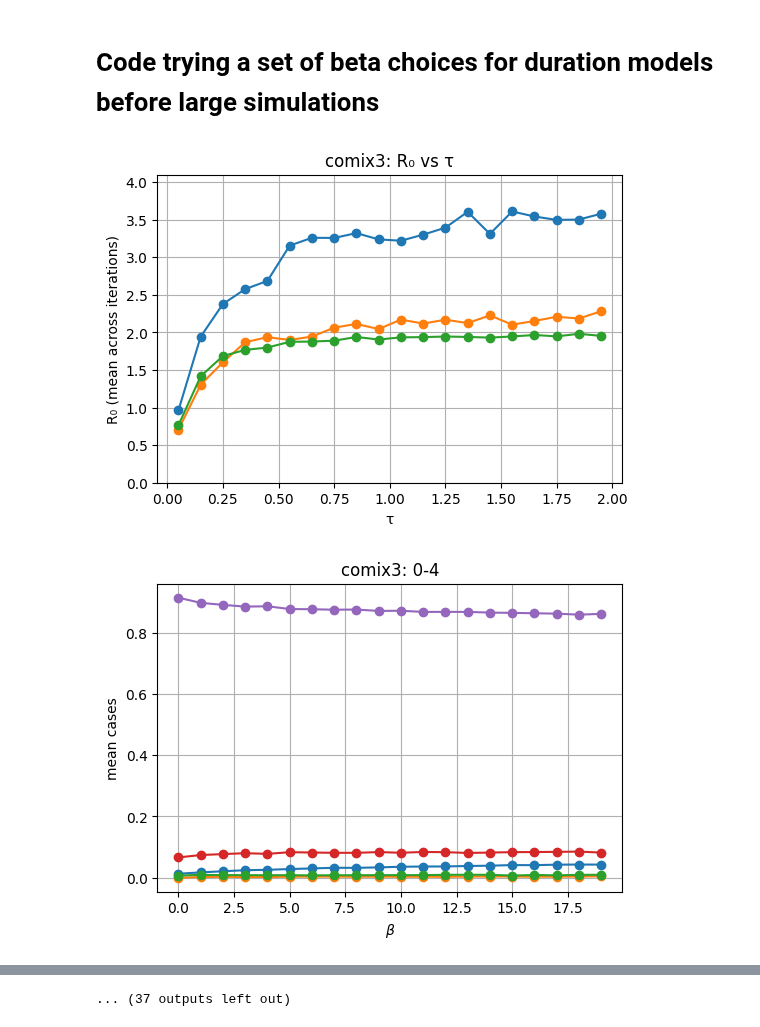
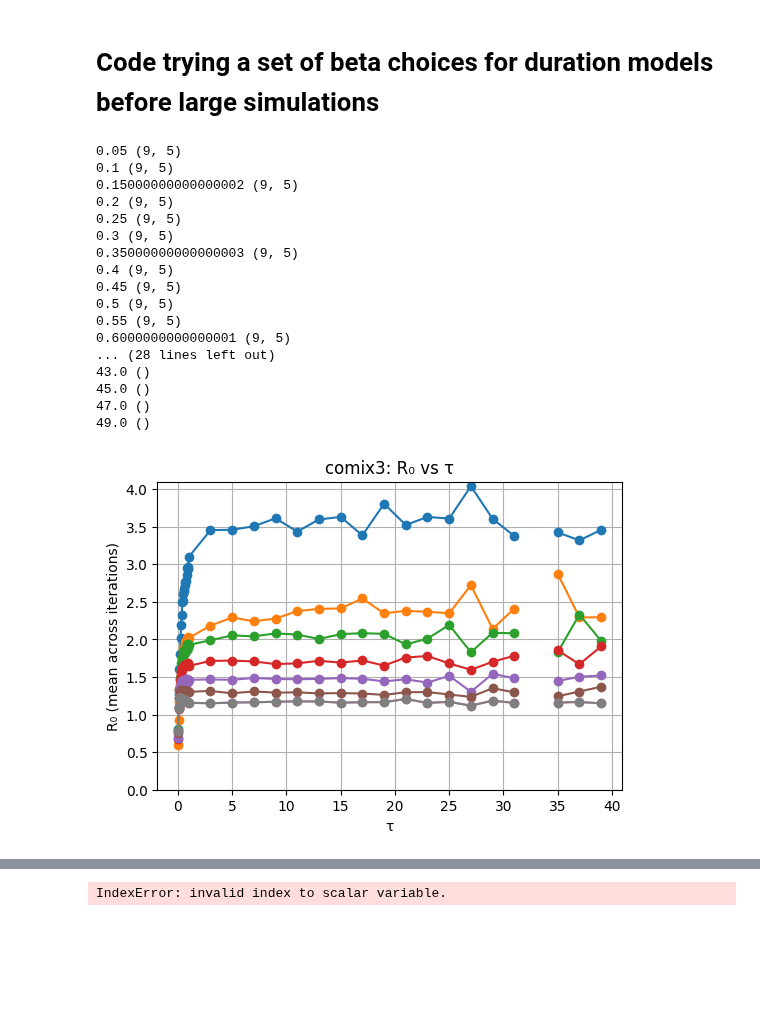
Before and after one commit to LukeMurrayKearney/Data-Driven-Networks-Code, a Jupyter notebook: duration+ages/beta_choices.ipynb, the cells around one changed output, grey strips where cells are left out. Saved outputs shown, nothing was run; the diff lists cells and outputs as text; code cells hidden in the pictures; blank space fills up the shorter version.

```diff
--- a/duration+ages/beta_choices.ipynb
+++ b/duration+ages/beta_choices.ipynb
@@ -19,14 +19,23 @@ bucket_labels = ['0-4', '5-11', '12-17', '18-29', '30-39', '40-49', '50-59', '60
 duration_labels = ['0-5 mins', '5-15 mins', '15-60 mins', '1-4 hours', '4+ hours']
 
 for data in datas:
-    with open(f'sims/{data}_20.json', 'r') as f:
-        res = json.load(f)
+    if data != 'poly':
+        with open(f'sims/{data}_20.json', 'r') as f:
+            res = json.load(f)
+    else:
+        with open(f'sims/{data}_0.json', 'r') as f:
+            res = json.load(f)
 
     # Extract from your dictionary
     taus = np.array(res["taus"])
     r0 = np.array(res["r0"])
     r02 = np.array(res["r02"])
     r03 = np.array(res["r03"])
+    r04 = np.array(res["r04"])
+    r05 = np.array(res["r05"])
+    r06 = np.array(res["r06"])
+    r07 = np.array(res["r07"])
+    r08 = np.array(res["r08"])
     fs = np.array(res["fs"])           # shape (len(taus), iterations)
     tmp = res["age_dur_sc"]
     avg_d_network = np.array(res["avg_d_network"])
@@ -36,6 +45,11 @@ for data in datas:
     r0_mean = [np.mean([b for b in a if b>0]) for a in r0]
     r02_mean = [np.mean([b for b in a if b>0]) for a in r02]
     r03_mean = [np.mean([b for b in a if b>0]) for a in r03]
+    r04_mean = [np.mean([b for b in a if b>0]) for a in r04]
+    r05_mean = [np.mean([b for b in a if b>0]) for a in r05]
+    r06_mean = [np.mean([b for b in a if b>0]) for a in r06]
+    r07_mean = [np.mean([b for b in a if b>0]) for a in r07]
+    r08_mean = [np.mean([b for b in a if b>0]) for a in r08]
     fs_mean = [np.mean([b for b in a if b>0]) for a in fs]
     tmp_a = {}
     for i, t in enumerate(taus):
@@ -44,13 +58,19 @@ for data in datas:
     keys.sort()
     dur_breakdown = []
     for key in keys:
+        print(key, np.mean([[sum(b) for b in a] for a in tmp_a[key]], axis=0).shape)
         dur_breakdown.append(np.mean([[sum(b) for b in a] for a in tmp_a[key]], axis=0))
 
     # 1) R0 vs taus
     plt.figure(figsize=(6,4))
-    plt.plot(taus, r0_mean, marker='o')
-    plt.plot(taus, r02_mean, marker='o')
-    plt.plot(taus, r03_mean, marker='o')
+    plt.plot(taus, r0_mean, marker='o', label="R₀ 1")
+    plt.plot(taus, r02_mean, marker='o', label="R₀ 2")
+    plt.plot(taus, r03_mean, marker='o', label="R₀ 3")
+    plt.plot(taus, r04_mean, marker='o', label="R₀ 4")
+    plt.plot(taus, r05_mean, marker='o', label="R₀ 5")
+    plt.plot(taus, r06_mean, marker='o', label="R₀ 6")
+    plt.plot(taus, r07_mean, marker='o', label="R₀ 7")
+    plt.plot(taus, r08_mean, marker='o', label="R₀ 8")
     plt.xlabel("τ")
     plt.ylabel("R₀ (mean across iterations)")
     plt.title(f"{data}: R₀ vs τ")
@@ -62,6 +82,7 @@ for data in datas:
     for i, _ in enumerate(dur_breakdown):
         for j in range(9):
             for k in range(5):
+                # print(i, j, k, len(dur_breakdown), len(dur_breakdown[i]), len(dur_breakdown[i][j]))
                 new_age[j][k][i] = dur_breakdown[i][j][k]
     for age, tmp in enumerate(new_age):
         plt.figure(figsize=(6,4))
@@ -70,35 +91,51 @@ for data in datas:
         plt.xlabel(r"$\beta$")
         plt.ylabel("mean cases")
         plt.title(f"{data}: {bucket_labels[age]}")
-        # plt.ylim(0, 4.1)
+        plt.ylim(0, 1)
         # plt.legend()
         plt.grid(True)
         plt.show()
         plt.close()
 
     # 3) fs vs R0
     plt.figure(figsize=(6,4))
     plt.scatter(r0_mean, fs_mean, c=taus, cmap="viridis", s=50)
     plt.colorbar(label="τ")
     plt.xlabel("R₀ (mean)")
     plt.ylabel("f_s (mean)")
     plt.title(f"{data}: f_s vs R₀ (colored by τ)")
     plt.xlim(0, 4.1)
     plt.ylim(0, 1)
     plt.grid(True)
     plt.show()
 
     # 4) avg_d_network vs avg_d_input
     plt.figure(figsize=(6,4))
     plt.plot(taus, avg_d_network, marker='^', label="avg_d_network")
     plt.axhline(y=avg_d_input, color='red', linestyle='--', label="avg_d_input")
     plt.xlabel("τ")
     plt.ylabel("Degree")
     plt.title(f"{data}: Network vs Input degree")
     plt.ylim(0, max(max(avg_d_network), avg_d_input) + .5)
     plt.legend()
     plt.grid(True)
     plt.show()
 # %% [output]
+0.05 (9, 5)
+0.1 (9, 5)
+0.15000000000000002 (9, 5)
+0.2 (9, 5)
+0.25 (9, 5)
+0.3 (9, 5)
+0.35000000000000003 (9, 5)
+0.4 (9, 5)
+0.45 (9, 5)
+0.5 (9, 5)
+0.55 (9, 5)
+0.6000000000000001 (9, 5)
+... (28 lines left out)
+43.0 ()
+45.0 ()
+47.0 ()
+49.0 ()
-[figure, old version]
+[figure, new version]
-[figure, removed]
@@ -115 +142 @@ for data in datas:
-... (37 outputs left out)
+IndexError: invalid index to scalar variable.
```
Also changed, not shown: parts of 1 cell of this notebook, 11 other files.
